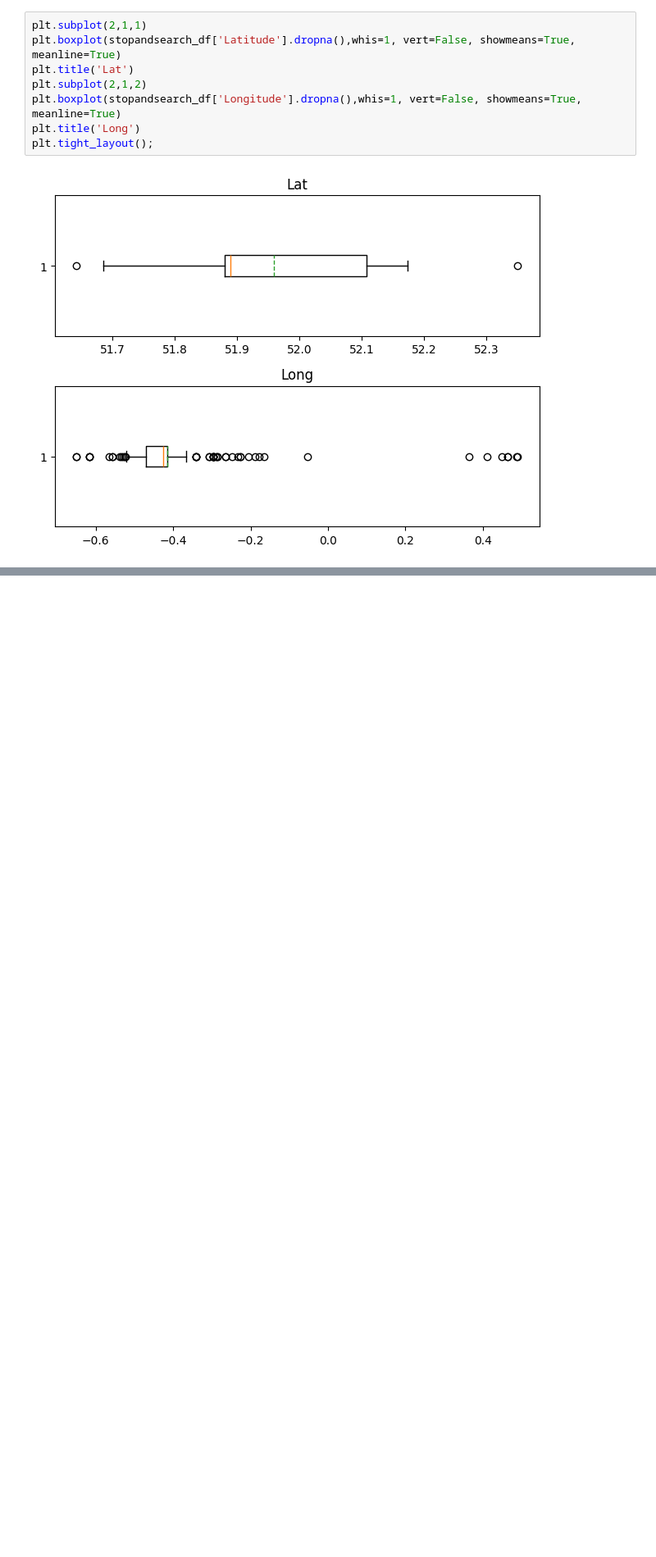
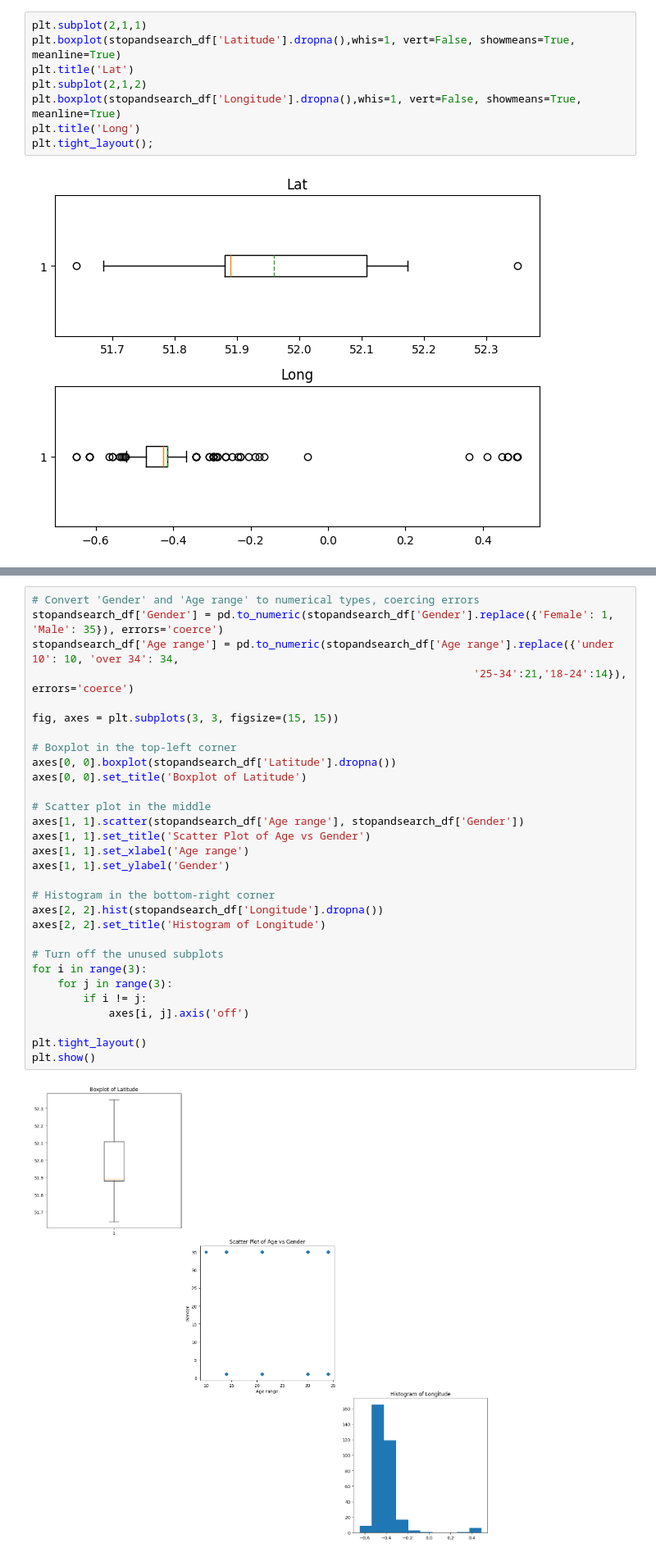
Before and after one commit to TKhahahah/dataviz2025, a Jupyter notebook: TK_of_Visualize_Data_Distribution.ipynb, the cells around one changed output, grey strips where cells are left out. Shown at 82% size. Saved outputs shown, nothing was run; the diff lists cells and outputs as text; blank space fills up the shorter version.

```diff
--- a/TK_of_Visualize_Data_Distribution.ipynb
+++ b/TK_of_Visualize_Data_Distribution.ipynb
@@ -435,0 +446,32 @@ plt.tight_layout();
+# %%
+# Convert 'Gender' and 'Age range' to numerical types, coercing errors
+stopandsearch_df['Gender'] = pd.to_numeric(stopandsearch_df['Gender'].replace({'Female': 1, 'Male': 35}), errors='coerce')
+stopandsearch_df['Age range'] = pd.to_numeric(stopandsearch_df['Age range'].replace({'under 10': 10, 'over 34': 34,
+                                                                     '25-34':21,'18-24':14}), errors='coerce')
+
+fig, axes = plt.subplots(3, 3, figsize=(15, 15))
+
+# Boxplot in the top-left corner
+axes[0, 0].boxplot(stopandsearch_df['Latitude'].dropna())
+axes[0, 0].set_title('Boxplot of Latitude')
+
+# Scatter plot in the middle
+axes[1, 1].scatter(stopandsearch_df['Age range'], stopandsearch_df['Gender'])
+axes[1, 1].set_title('Scatter Plot of Age vs Gender')
+axes[1, 1].set_xlabel('Age range')
+axes[1, 1].set_ylabel('Gender')
+
+# Histogram in the bottom-right corner
+axes[2, 2].hist(stopandsearch_df['Longitude'].dropna())
+axes[2, 2].set_title('Histogram of Longitude')
+
+# Turn off the unused subplots
+for i in range(3):
+    for j in range(3):
+        if i != j:
+            axes[i, j].axis('off')
+
+plt.tight_layout()
+plt.show()
+# %% [output]
+[figure, added]
```
Also changed, not shown: parts of 1 cell of this notebook.
